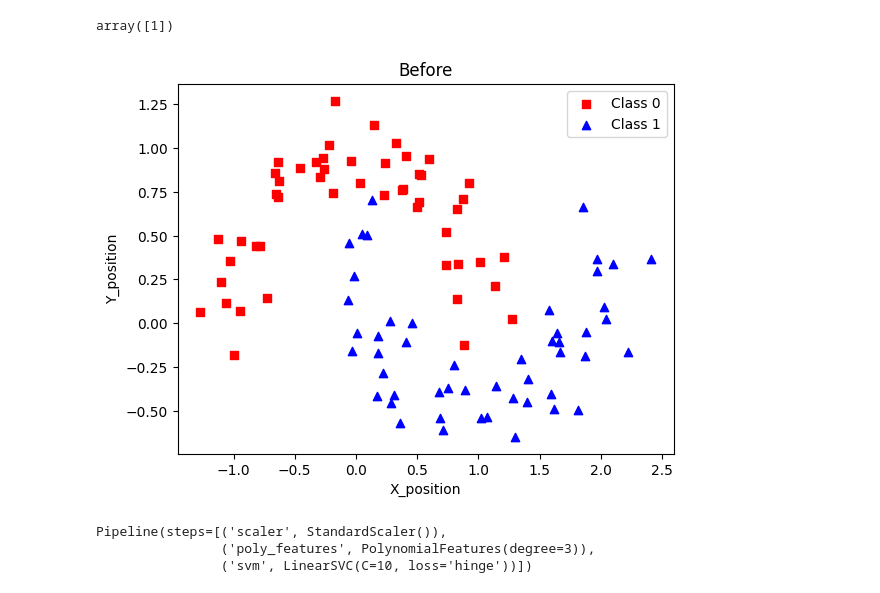
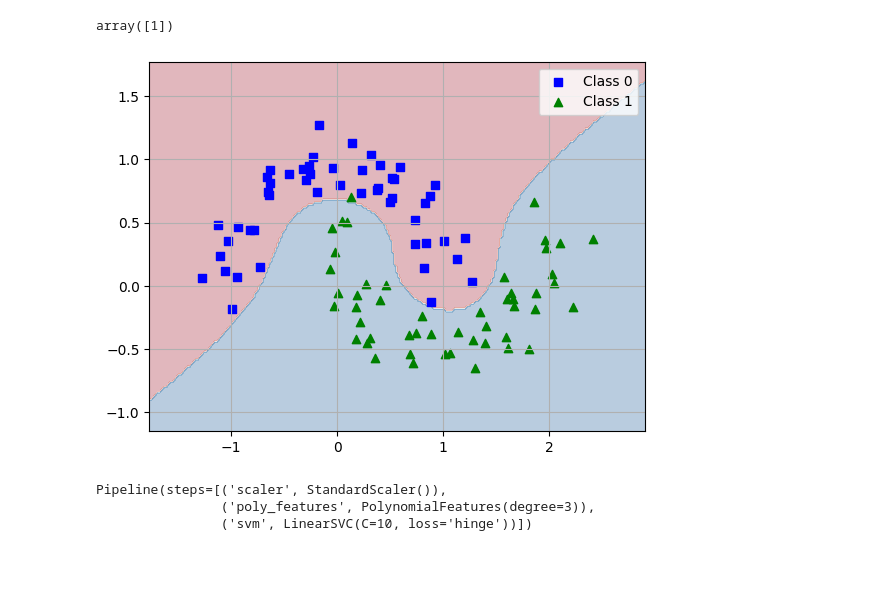
Before and after one commit to abjan90/Machine-learning, a Jupyter notebook: Supportvectormachine.ipynb, the cells around one changed output. Cells and saved outputs as stored; diff of their text form; code cells hidden in the pictures; blank space fills up the shorter version.

Commit message:
Graphics

```diff
--- a/Supportvectormachine.ipynb
+++ b/Supportvectormachine.ipynb
@@ -60,15 +52,24 @@ import matplotlib.pyplot as plt
 
 x_1 , y_1 = make_moons(n_samples=100 , random_state=42 , noise= 0.15)
 # %%
-plt.scatter(x_1[y_1==0][: , 0] , x_1[y_1==0][: , 1] , label = "Class 0"  , color = "red" , marker="s")
-plt.scatter(x_1[y_1 == 1][: , 0] , x_1[y_1==1][: , 1] , label = "Class 1" , color = "blue" , marker="^")
+x_min , x_max = x_1[: , 0].min() -0.5 , x_1[: , 0].max() + 0.5
+y_min , y_max = x_1[: , 1].min() - 0.5  , x_1[: , 1].max() + 0.5
+
+#Create meshgrid
+xx , yy = np.meshgrid(np.arange(x_min , x_max , 0.02) ,
+                      np.arange(y_min , y_max , 0.02))
+
+z_1 = moon_pipeline.predict(np.c_[xx.ravel() , yy.ravel()]) #Here we flatten down the 2d xx , yy array into 1D array
+z_1 = z_1.reshape(xx.shape) #Here we convert that same 1d array into 2D array
+
+plt.contourf(xx , yy , z_1 , alpha = 0.3 , cmap = "RdBu")
+plt.scatter(x_1[y_1 == 0][: , 0] , x_1[y_1 == 0][: , 1] , label = "Class 0" , marker="s" , color = "blue")
+plt.scatter(x_1[y_1 == 1][: , 0] , x_1[y_1 == 1][: , 1] , label = "Class 1" , marker="^" , color = "green")
+plt.grid()
 plt.legend()
-plt.xlabel("X_position")
-plt.ylabel("Y_position")
-plt.title("Before")
 plt.show()
 # %% [output]
-[figure, old version]
+[figure, new version]
 # %%
 moon_pipeline = Pipeline([
     ("scaler" , StandardScaler()),
```
Also changed, not shown: parts of 3 cells of this notebook.
